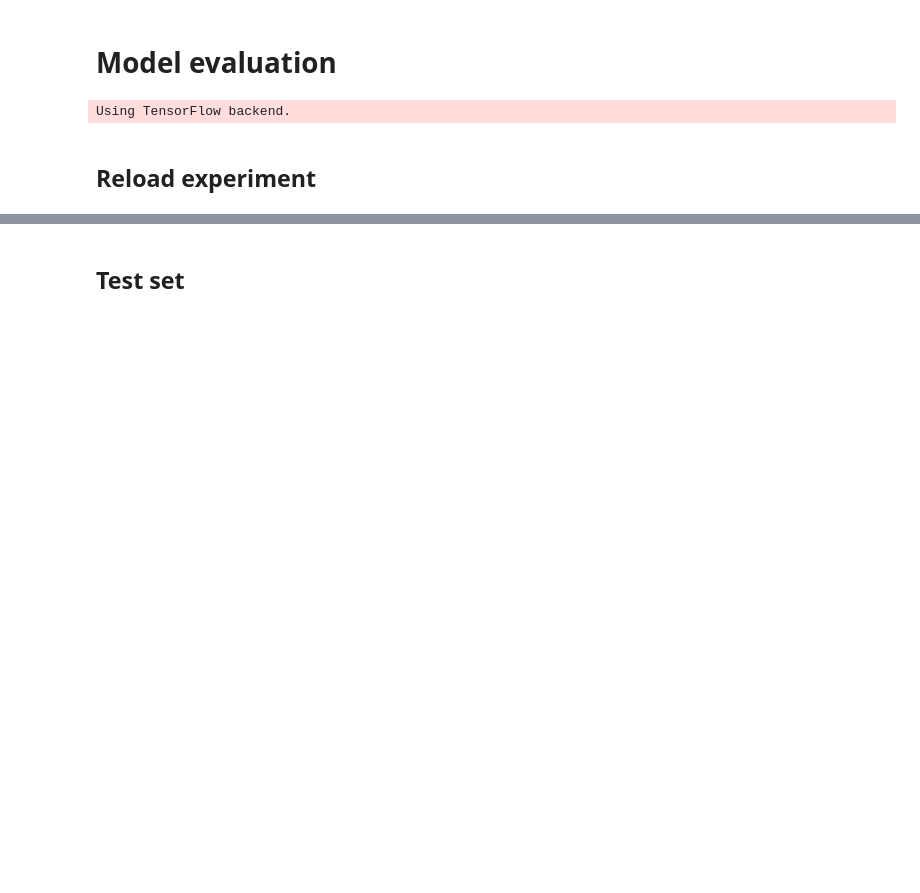
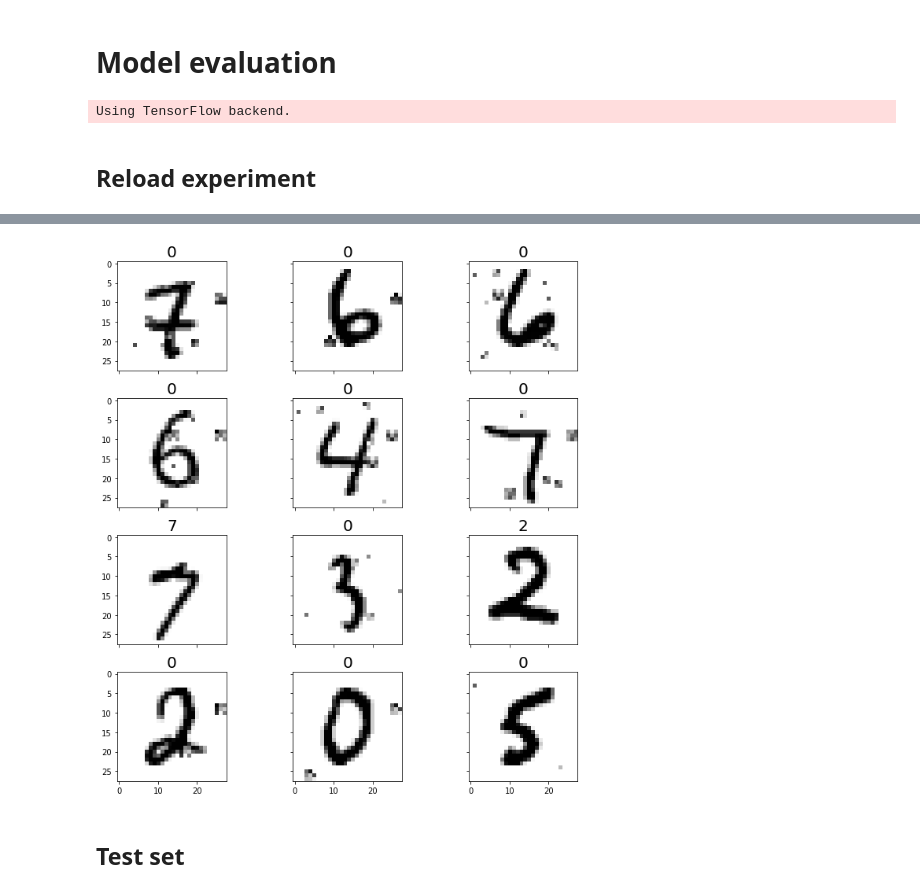
Before and after one commit to edublancas/trojan-defender, a Jupyter notebook: experiments/model-evaluation.ipynb, the cells around one changed output, grey strips where cells are left out. Drawn from its saved outputs; the diff is of its cells as text; code cells hidden in the pictures; blank space fills up the shorter version.

```diff
--- a/experiments/model-evaluation.ipynb
+++ b/experiments/model-evaluation.ipynb
@@ -38,3 +46,7 @@ print(metadata)
+# %%
+plot.grid(dataset.x_test, dataset.y_test_cat)
+# %% [output]
+[figure, added]
 # %% [markdown]
 ## Test set
 # %%
```
Also changed, not shown: parts of 16 cells of this notebook, 3 other files.
